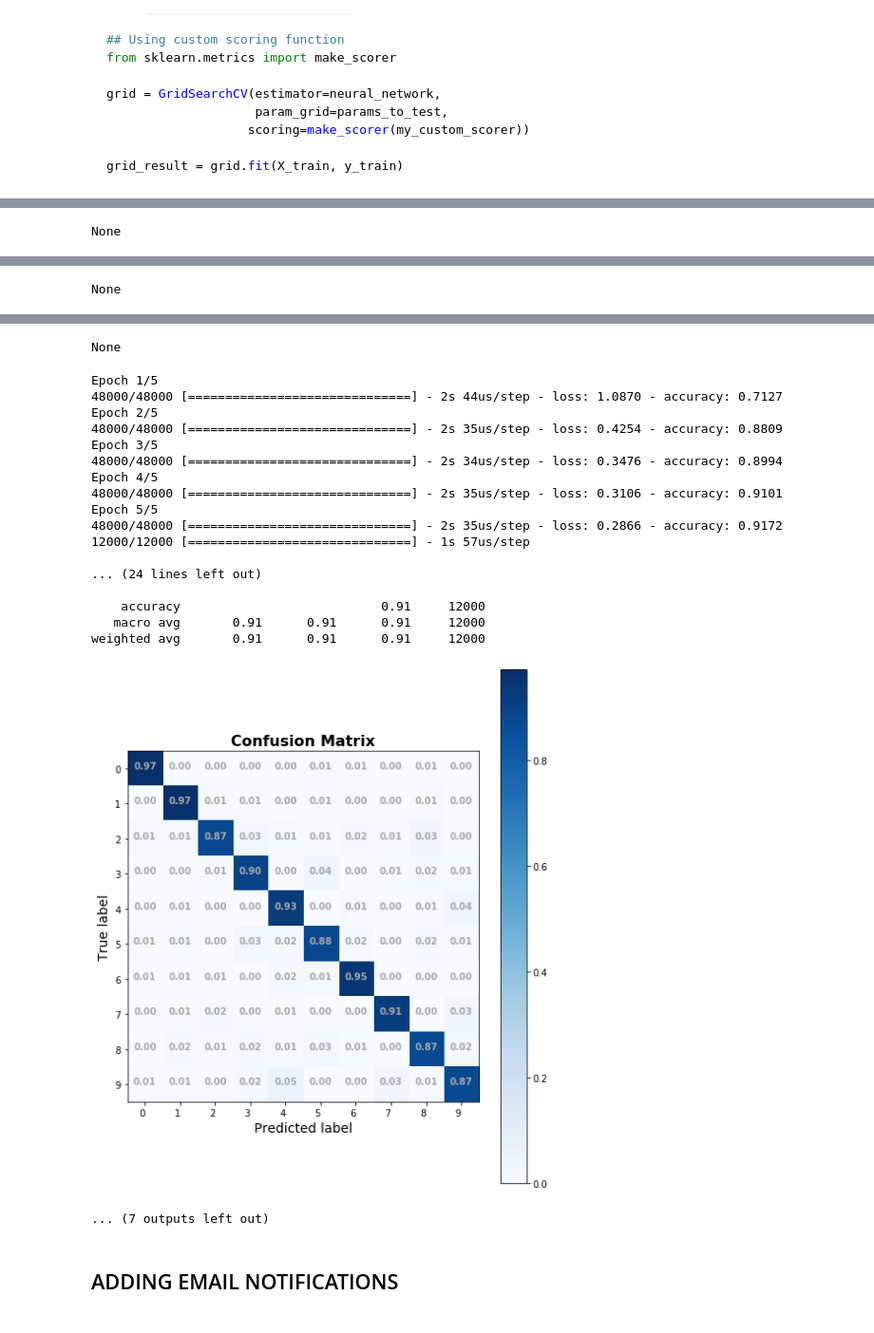
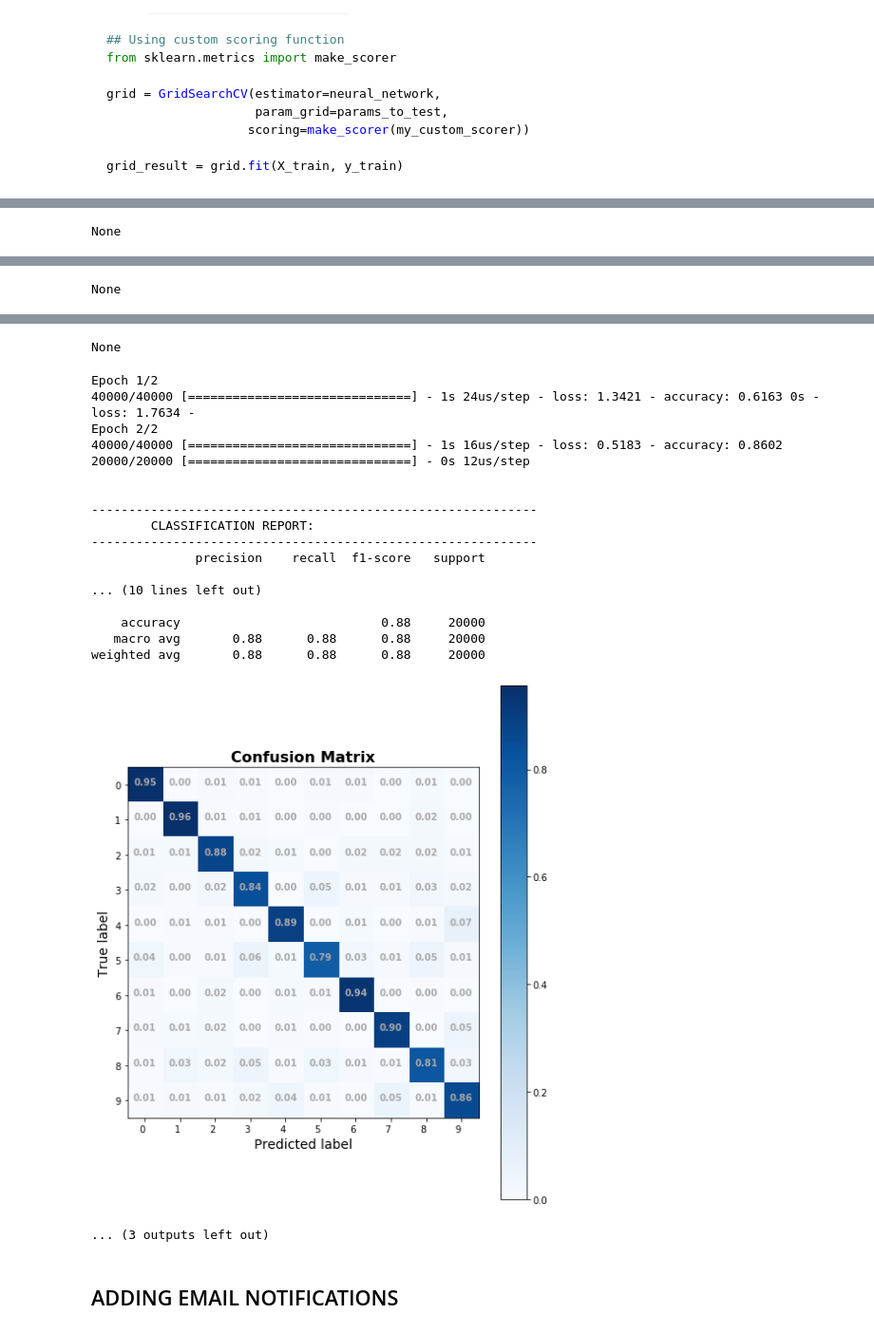
Before and after one commit to jirvingphd/fsds_100719_cohort_notes, a Jupyter notebook: sect_46_tuning_neural_networks-SG.ipynb, the cells around one changed output, grey strips where cells are left out. Shown at 95% size. Saved outputs shown, nothing was run; the diff lists cells and outputs as text; code cells hidden in the pictures.

```diff
--- a/sect_46_tuning_neural_networks-SG.ipynb
+++ b/sect_46_tuning_neural_networks-SG.ipynb
@@ -439,10 +442,14 @@ def evaluate_model(y_true, y_pred,history=None):
 
     if history is not None:
         plot_keras_history(history)
+    num_dashes=20
+    print('\n')
+    print('---'*num_dashes)
+    print('\tCLASSIFICATION REPORT:')
+    print('---'*num_dashes)
 
     print(metrics.classification_report(y_true,y_pred))
 
     fig = plot_confusion_matrix((y_true,y_pred))
-    display(fig)
-
-evaluate_model(y_test,y_hat_test,history=history)
+    plt.show()
+#     display(fig)
@@ -617,4 +634,5 @@ timer.stop()
 # %%
+## Note: the following cell should cause an error
 from sklearn.model_selection import GridSearchCV
 from keras.wrappers.scikit_learn import KerasClassifier
 from keras.optimizers import RMSprop, Adam
@@ -631,9 +649,14 @@ grid = GridSearchCV(estimator=classifier,param_grid=params,
                    scoring='accuracy')
 
 timer = Timer()
+try:
+    grid.fit(X_train,y_train)
+    print(grid_search.best_params_)
+except Exception as e:
+    import warnings
+    msg=f"ERROR: {e}"
+    warnings.warn(msg)
 
-grid.fit(X_train,y_train)
-timer.stop()
-
-print(grid_search.best_params_)
+finally:
+    timer.stop()
 # %% [output]
@@ -787,22 +796,23 @@ def my_custom_scorer(y_true,y_pred,verbose=True):#,scoring='accuracy',verbose=Tr
 # %%
+## Note: the following cell should cause an error
 from sklearn.model_selection import GridSearchCV
 from keras.wrappers.scikit_learn import KerasClassifier
 from keras.optimizers import RMSprop, Adam
 
 classifier =  KerasClassifier(build_fn=build_model,verbose=1)
-leaky_relu = layers.advanced_activations.LeakyReLU()
-rms= RMSprop(learning_rate=0.001, rho=0.9)
-params = {'optimizer':['sgd',rms],
-         'act_func':['relu',leaky_relu],
-         'batch_size':[64,128],
-          'epochs':[5]}
+# leaky_relu = layers.advanced_activations.LeakyReLU()
+# rms= RMSprop(lr=0.001, rho=0.9, epsilon=1e-6)
 
-grid = GridSearchCV(estimator=classifier,param_grid=params,
-                   scoring=make_scorer(my_custom_scorer))##'accuracy')
+params = {'optimizer':['sgd'],#,rms],
+         'act_func':['relu'],#,leaky_relu],
+         'batch_size':[64],#,128],
+          'epochs':[2]}
+
+grid_search = GridSearchCV(estimator=classifier,param_grid=params,
+                   scoring=make_scorer(my_custom_scorer),cv=3)##'accuracy')
 
 timer = Timer()
-
-grid.fit(X_train,y_train)
+result= grid_search.fit(X_train,y_train)
 timer.stop()
 
 print(grid_search.best_params_)
@@ -886,28 +910,28 @@ dense_105 (Dense)            (None, 10)                330
 =================================================================
 Total params: 52,650
 Trainable params: 52,650
 Non-trainable params: 0
 _________________________________________________________________
 None
-Epoch 1/5
-48000/48000 [==============================] - 2s 44us/step - loss: 1.0870 - accuracy: 0.7127
-Epoch 2/5
-48000/48000 [==============================] - 2s 35us/step - loss: 0.4254 - accuracy: 0.8809
-Epoch 3/5
-48000/48000 [==============================] - 2s 34us/step - loss: 0.3476 - accuracy: 0.8994
-Epoch 4/5
-48000/48000 [==============================] - 2s 35us/step - loss: 0.3106 - accuracy: 0.9101
-Epoch 5/5
-48000/48000 [==============================] - 2s 35us/step - loss: 0.2866 - accuracy: 0.9172
-12000/12000 [==============================] - 1s 57us/step
+Epoch 1/2
+40000/40000 [==============================] - 1s 24us/step - loss: 1.3421 - accuracy: 0.6163 0s - loss: 1.7634 -
+Epoch 2/2
+40000/40000 [==============================] - 1s 16us/step - loss: 0.5183 - accuracy: 0.8602
+20000/20000 [==============================] - 0s 12us/step
 
-... (24 lines left out)
 
-    accuracy                           0.91     12000
-   macro avg       0.91      0.91      0.91     12000
-weighted avg       0.91      0.91      0.91     12000
+------------------------------------------------------------
+        CLASSIFICATION REPORT:
+------------------------------------------------------------
+              precision    recall  f1-score   support
+
+... (10 lines left out)
+
+    accuracy                           0.88     20000
+   macro avg       0.88      0.88      0.88     20000
+weighted avg       0.88      0.88      0.88     20000
-[figure, old version]
+[figure, new version]
-... (7 outputs left out)
+... (3 outputs left out)
 # %% [markdown]
 ## ADDING EMAIL NOTIFICATIONS
 # %%
```
Also changed, not shown: parts of 35 cells of this notebook, 5 other files.
